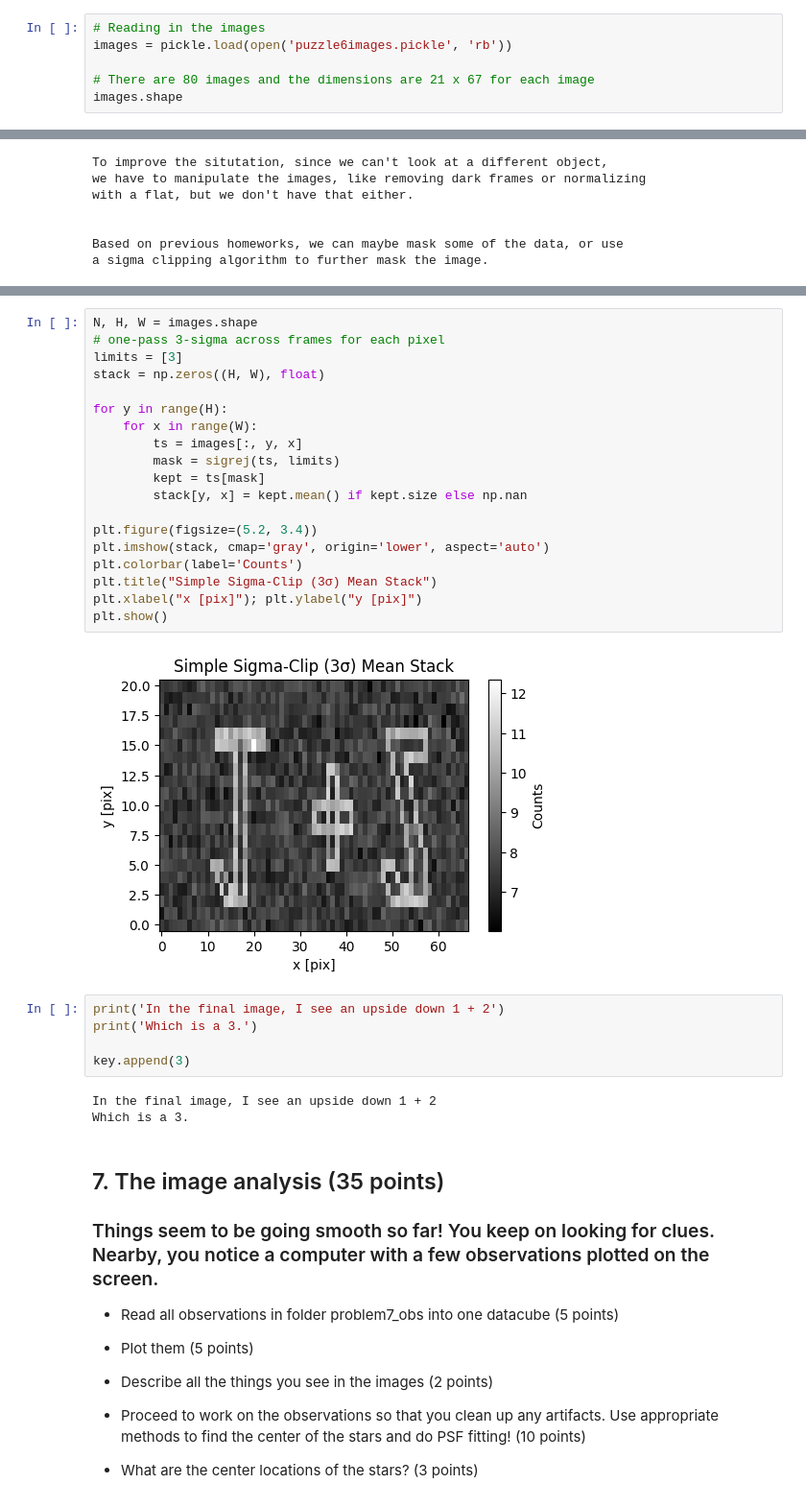
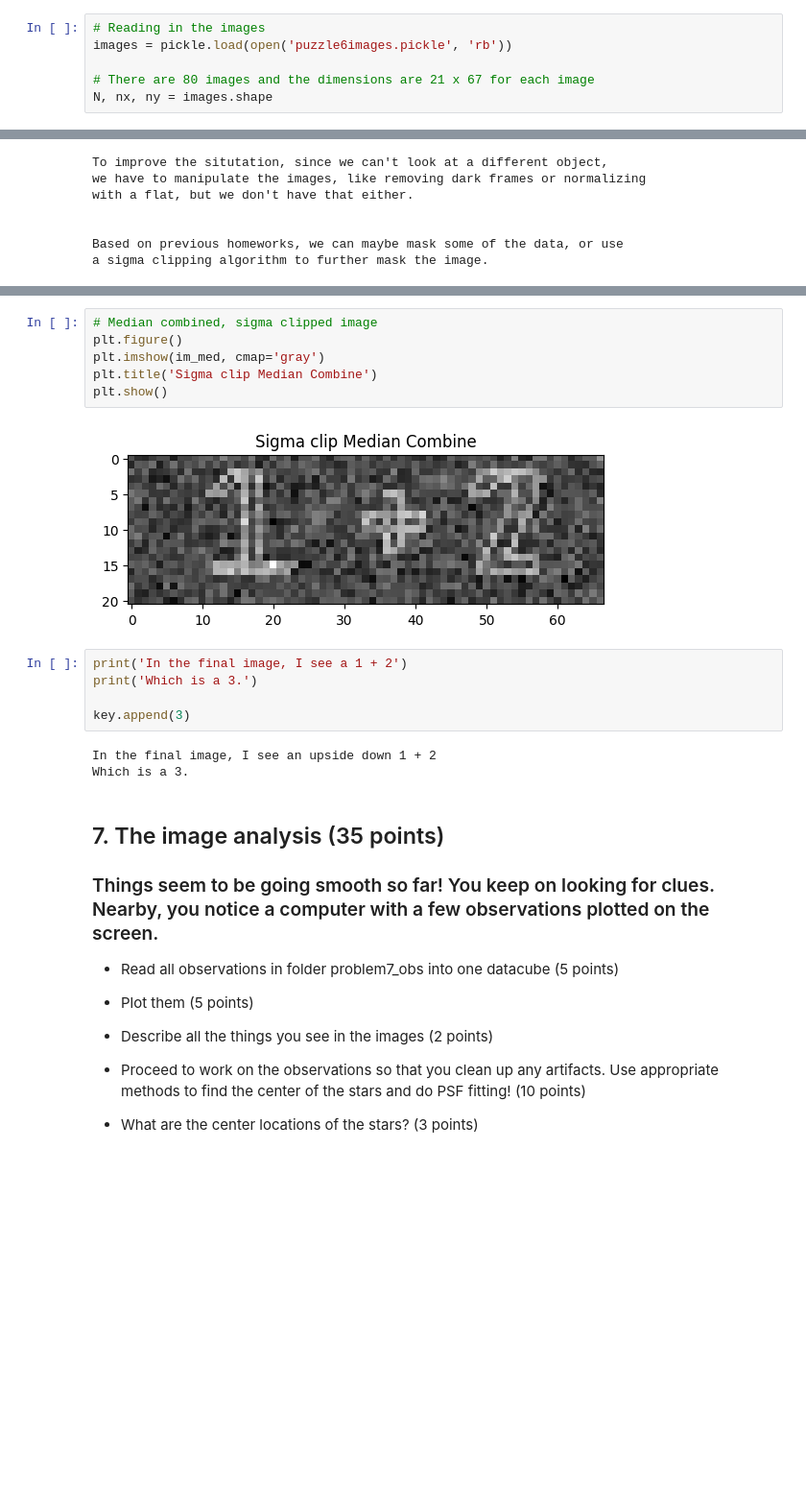
Before and after one commit to amedina695/lectures_git, a Jupyter notebook: midterm/Midterm_F25-classroom.ipynb, the cells around one changed output, grey strips where cells are left out. Shown: that part at 96% size. Drawn from its saved outputs; the diff is of its cells as text; blank space fills up the shorter version.

```diff
--- a/midterm/Midterm_F25-classroom.ipynb
+++ b/midterm/Midterm_F25-classroom.ipynb
@@ -451,4 +453,4 @@ print(key)
 images = pickle.load(open('puzzle6images.pickle', 'rb'))
 
 # There are 80 images and the dimensions are 21 x 67 for each image
-images.shape
+N, nx, ny = images.shape
@@ -552,26 +514,13 @@ def sigrej(x, limits, mask=None):
-# %%
-N, H, W = images.shape
-# one-pass 3-sigma across frames for each pixel
-limits = [3]
-stack = np.zeros((H, W), float)
-
-for y in range(H):
-    for x in range(W):
-        ts = images[:, y, x]
-        mask = sigrej(ts, limits)
-        kept = ts[mask]
-        stack[y, x] = kept.mean() if kept.size else np.nan
-
-plt.figure(figsize=(5.2, 3.4))
-plt.imshow(stack, cmap='gray', origin='lower', aspect='auto')
-plt.colorbar(label='Counts')
-plt.title("Simple Sigma-Clip (3σ) Mean Stack")
-plt.xlabel("x [pix]"); plt.ylabel("y [pix]")
-plt.show()
-# %% [output]
-[figure, removed]
+# %%
+# Median combined, sigma clipped image
+plt.figure()
+plt.imshow(im_med, cmap='gray')
+plt.title('Sigma clip Median Combine')
+plt.show()
+# %% [output]
+[figure, added]
 # %%
-print('In the final image, I see an upside down 1 + 2')
+print('In the final image, I see a 1 + 2')
 print('Which is a 3.')
 
 key.append(3)
```
Also changed, not shown: parts of 8 cells of this notebook, 6 other files.
